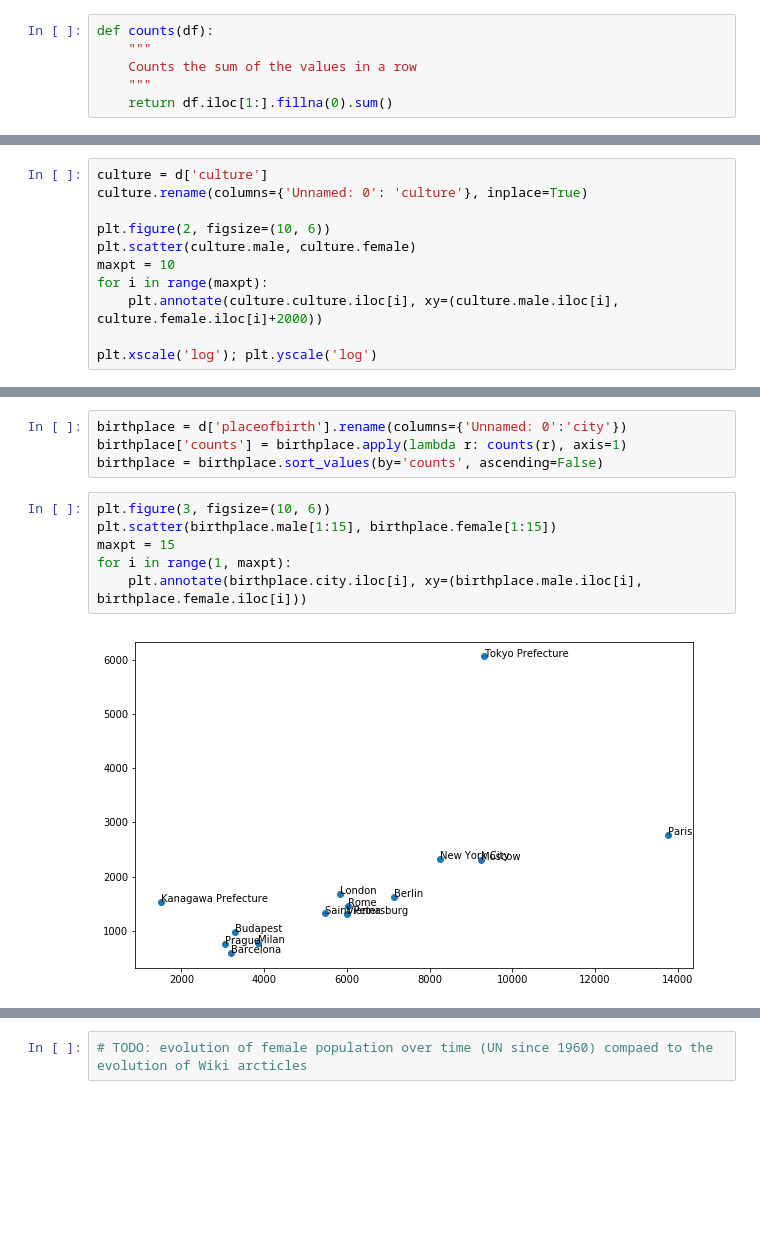
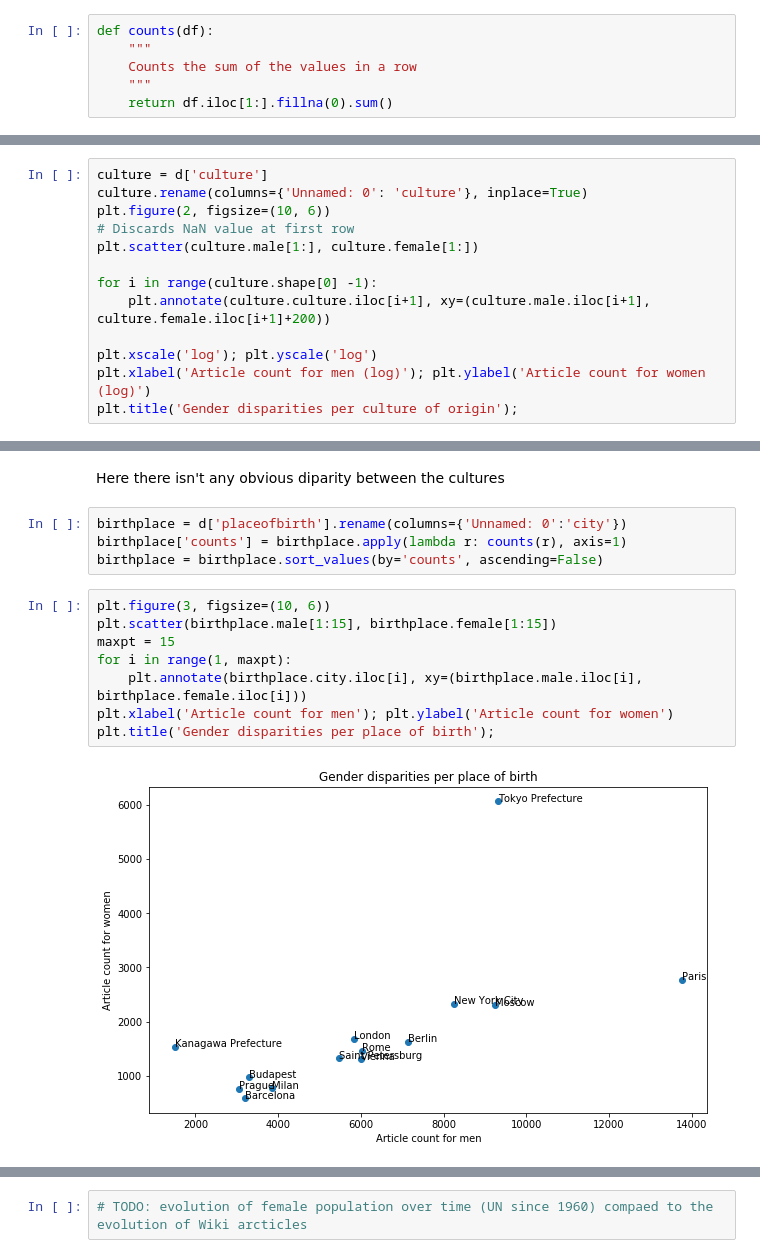
Before and after one commit to emilebourban/ADA-Project, a Jupyter notebook: project.ipynb, the cells around one changed output, grey strips where cells are left out. Drawn from its saved outputs; the diff is of its cells as text; blank space fills up the shorter version.

```diff
--- a/project.ipynb
+++ b/project.ipynb
@@ -143,12 +165,14 @@ for i in range(maxpt):
 # %%
 culture = d['culture']
 culture.rename(columns={'Unnamed: 0': 'culture'}, inplace=True)
+plt.figure(2, figsize=(10, 6))
+# Discards NaN value at first row
+plt.scatter(culture.male[1:], culture.female[1:])
 
-plt.figure(2, figsize=(10, 6))
-plt.scatter(culture.male, culture.female)
-maxpt = 10
-for i in range(maxpt):
-    plt.annotate(culture.culture.iloc[i], xy=(culture.male.iloc[i], culture.female.iloc[i]+2000))
+for i in range(culture.shape[0] -1):
+    plt.annotate(culture.culture.iloc[i+1], xy=(culture.male.iloc[i+1], culture.female.iloc[i+1]+200))
 
 plt.xscale('log'); plt.yscale('log')
+plt.xlabel('Article count for men (log)'); plt.ylabel('Article count for women (log)')
+plt.title('Gender disparities per culture of origin');
 # %% [output]
@@ -156,3 +180,5 @@ plt.xscale('log'); plt.yscale('log')
+# %% [markdown]
+Here there isn't any obvious diparity between the cultures
 # %%
 birthplace = d['placeofbirth'].rename(columns={'Unnamed: 0':'city'})
 birthplace['counts'] = birthplace.apply(lambda r: counts(r), axis=1)
@@ -160,8 +186,10 @@ birthplace = birthplace.sort_values(by='counts', ascending=False)
 # %%
 plt.figure(3, figsize=(10, 6))
 plt.scatter(birthplace.male[1:15], birthplace.female[1:15])
 maxpt = 15
 for i in range(1, maxpt):
     plt.annotate(birthplace.city.iloc[i], xy=(birthplace.male.iloc[i], birthplace.female.iloc[i]))
+plt.xlabel('Article count for men'); plt.ylabel('Article count for women')
+plt.title('Gender disparities per place of birth');
 # %% [output]
-[figure, old version]
+[figure, new version]
```
Also changed, not shown: parts of 29 cells of this notebook, 1 other file.
